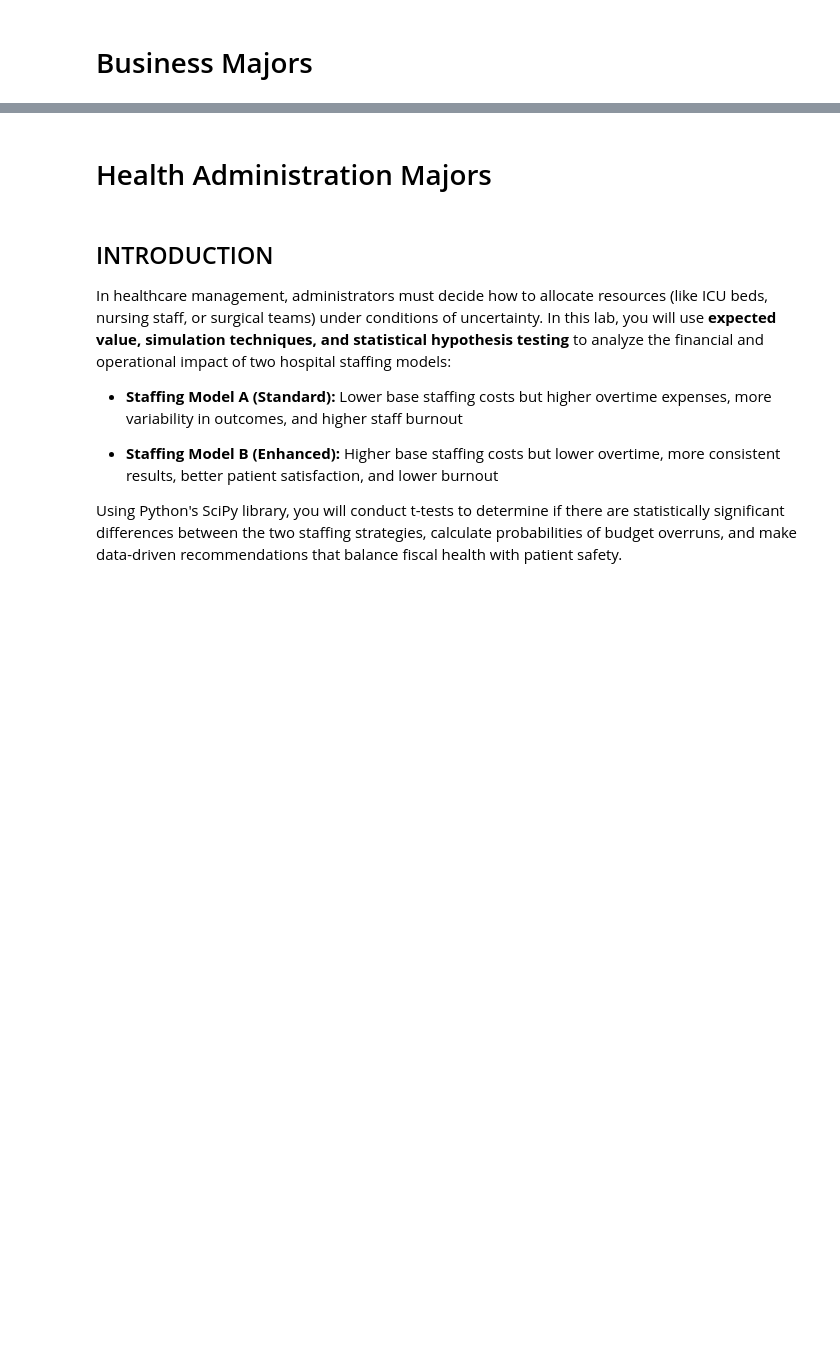
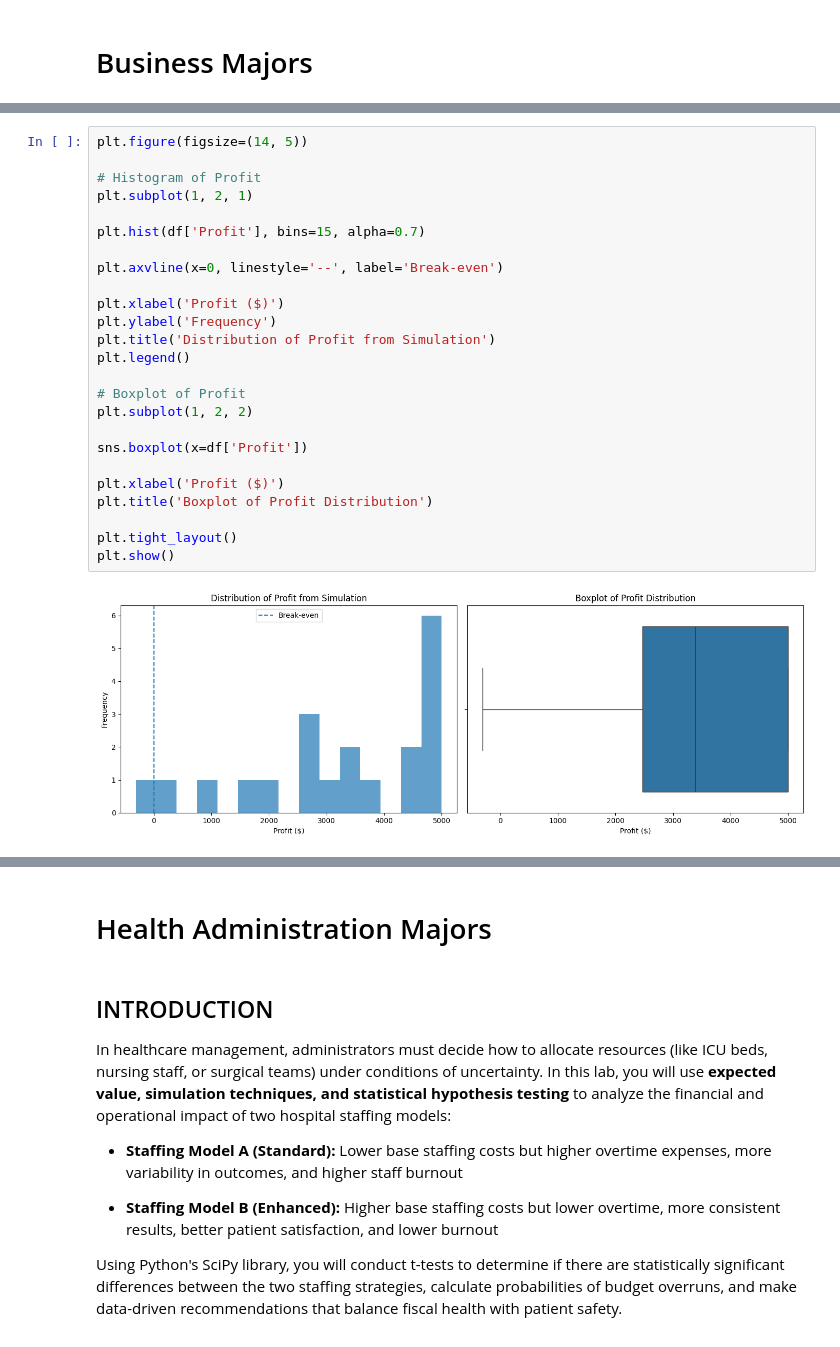
Before and after one commit to hawa1983/MG-628, a Jupyter notebook: Week_7.ipynb, the cells around one changed output, grey strips where cells are left out. Cells and saved outputs as stored; diff of their text form; blank space fills up the shorter version.

```diff
--- a/Week_7.ipynb
+++ b/Week_7.ipynb
@@ -240,0 +398,27 @@ Question: Based on your analysis, which simulation scenario would you recommend
+# %%
+plt.figure(figsize=(14, 5))
+
+# Histogram of Profit
+plt.subplot(1, 2, 1)
+
+plt.hist(df['Profit'], bins=15, alpha=0.7)
+
+plt.axvline(x=0, linestyle='--', label='Break-even')
+
+plt.xlabel('Profit ($)')
+plt.ylabel('Frequency')
+plt.title('Distribution of Profit from Simulation')
+plt.legend()
+
+# Boxplot of Profit
+plt.subplot(1, 2, 2)
+
+sns.boxplot(x=df['Profit'])
+
+plt.xlabel('Profit ($)')
+plt.title('Boxplot of Profit Distribution')
+
+plt.tight_layout()
+plt.show()
+# %% [output]
+[figure, added]
```
Also changed, not shown: parts of 54 cells of this notebook.
